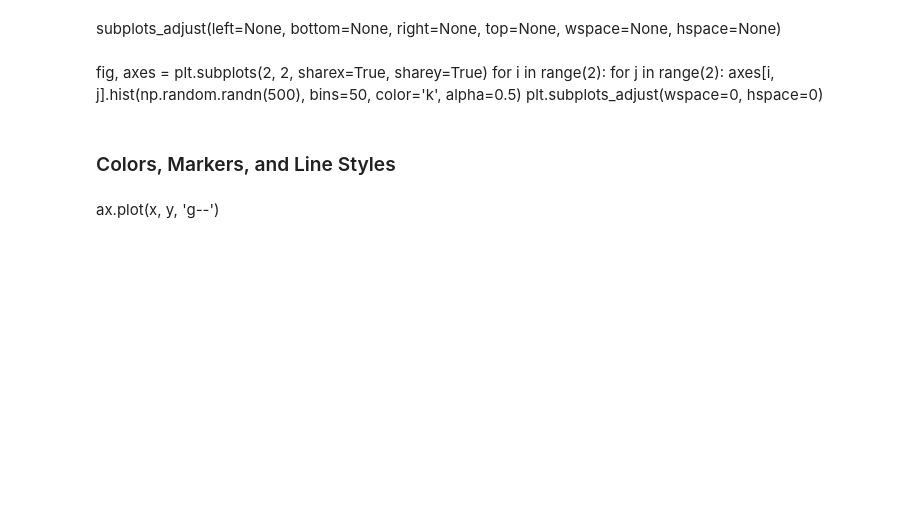
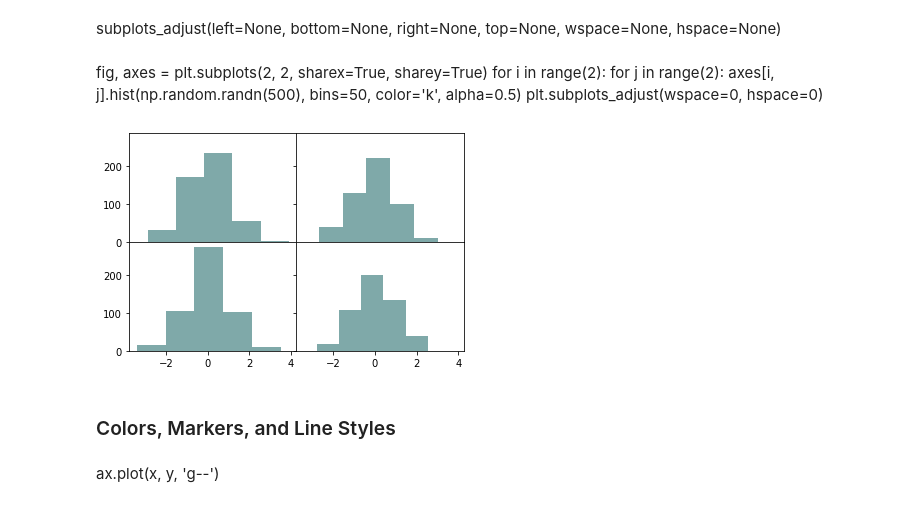
Before and after one commit to devfmx/master-data-ai, a Jupyter notebook: 2 Introduccion a la ciencia de datos/S6_visualizacion_de_datos/crowdcoding/data_viz.ipynb, the cells around one changed output. Saved outputs shown, nothing was run; the diff lists cells and outputs as text; code cells hidden in the pictures; blank space fills up the shorter version.

```diff
--- a/2 Introduccion a la ciencia de datos/S6_visualizacion_de_datos/crowdcoding/data_viz.ipynb
+++ b/2 Introduccion a la ciencia de datos/S6_visualizacion_de_datos/crowdcoding/data_viz.ipynb
@@ -59,9 +89,11 @@ plt.subplots_adjust(wspace=0, hspace=0)
 # %%
 fig, axes = plt.subplots(2, 2, sharex=True, sharey=True)
 for i in range(2):
     for j in range(2):
-        axes[i, j].hist(np.random.randn(500), bins=50, color='k', alpha=0.5)
+        axes[i, j].hist(np.random.randn(500), bins=5, color='#005555', alpha=0.5)
 plt.subplots_adjust(wspace=0, hspace=0)
+# %% [output]
+[figure, added]
 # %% [markdown]
 ### Colors, Markers, and Line Styles
 # %% [markdown]
```
Also changed, not shown: parts of 170 cells of this notebook, 6 other files.
